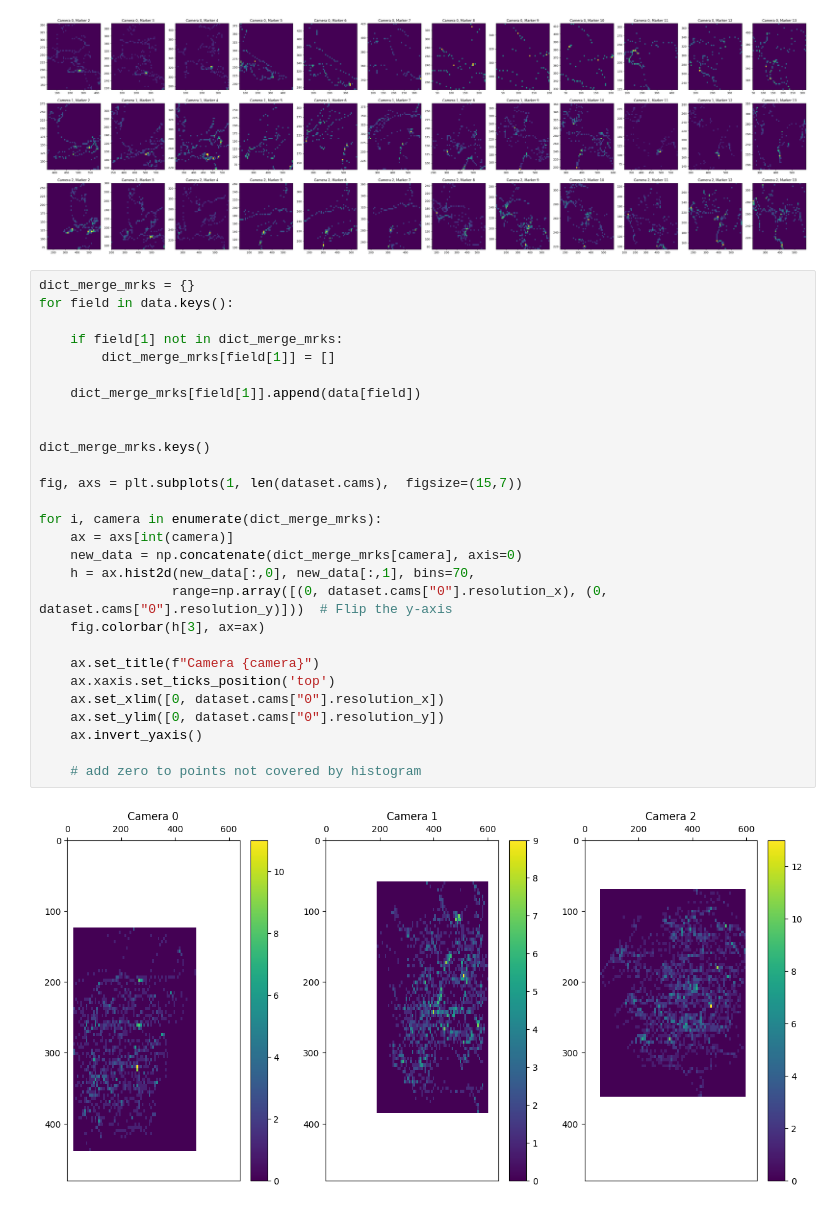
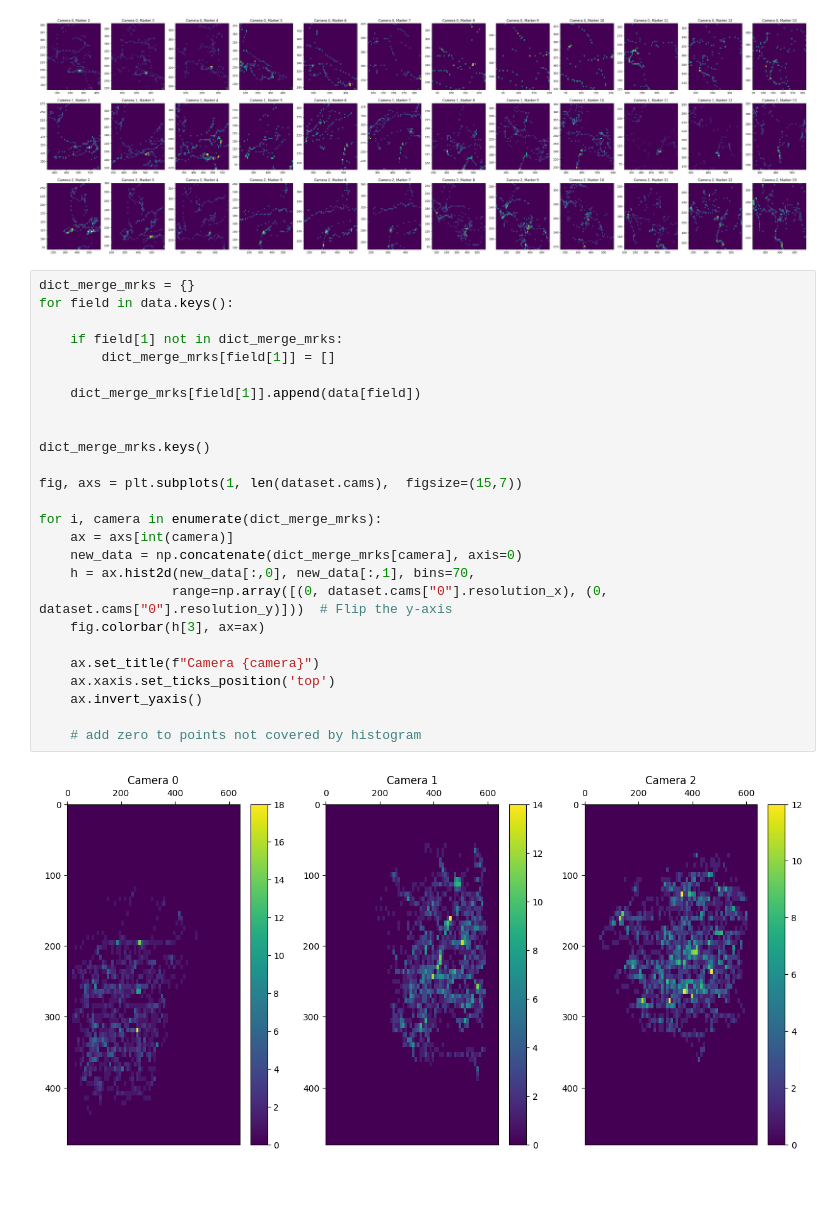
Before and after one commit to goncalofrazao/vicandocker, a Jupyter notebook: main_cangalho.ipynb, the cells around one changed output. Saved outputs shown, nothing was run; the diff lists cells and outputs as text.

Commit message:
update image

```diff
--- a/main_cangalho.ipynb
+++ b/main_cangalho.ipynb
@@ -382,30 +382,28 @@ for i, (marker, camera) in enumerate(data):
 # %%
 dict_merge_mrks = {}
 for field in data.keys():
 
     if field[1] not in dict_merge_mrks:
         dict_merge_mrks[field[1]] = []
 
     dict_merge_mrks[field[1]].append(data[field])
 
 
 dict_merge_mrks.keys()
 
 fig, axs = plt.subplots(1, len(dataset.cams),  figsize=(15,7))
 
 for i, camera in enumerate(dict_merge_mrks):
     ax = axs[int(camera)]
     new_data = np.concatenate(dict_merge_mrks[camera], axis=0)
     h = ax.hist2d(new_data[:,0], new_data[:,1], bins=70,
                  range=np.array([(0, dataset.cams["0"].resolution_x), (0, dataset.cams["0"].resolution_y)]))  # Flip the y-axis
     fig.colorbar(h[3], ax=ax)
 
     ax.set_title(f"Camera {camera}")
     ax.xaxis.set_ticks_position('top')
-    ax.set_xlim([0, dataset.cams["0"].resolution_x])
-    ax.set_ylim([0, dataset.cams["0"].resolution_y])
     ax.invert_yaxis()
 
     # add zero to points not covered by histogram
 # %% [output]
-[figure, old version]
+[figure, new version]
```
